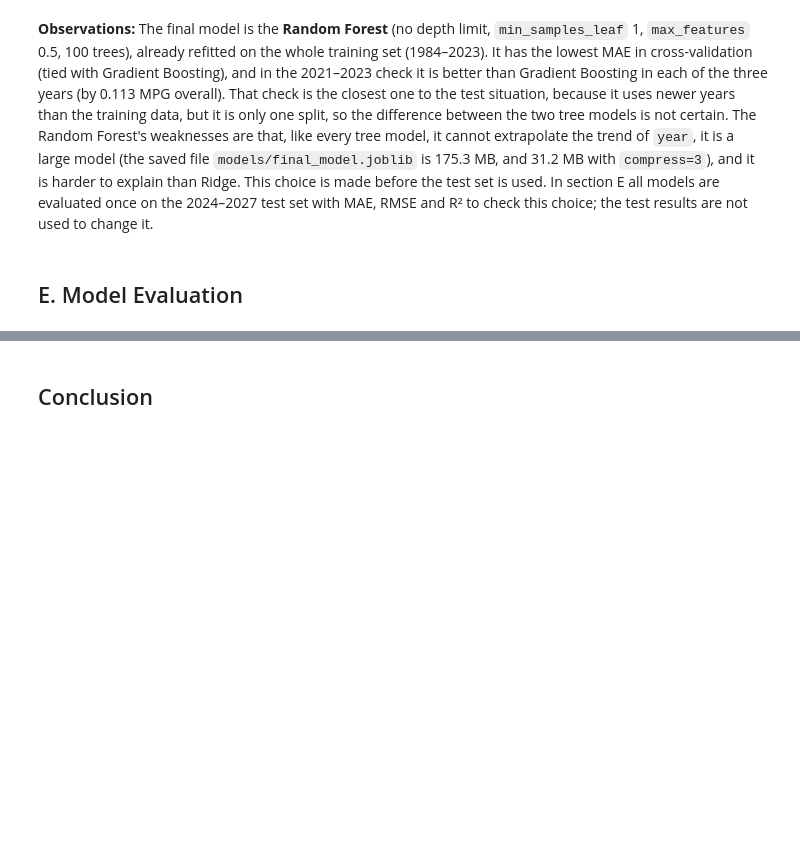
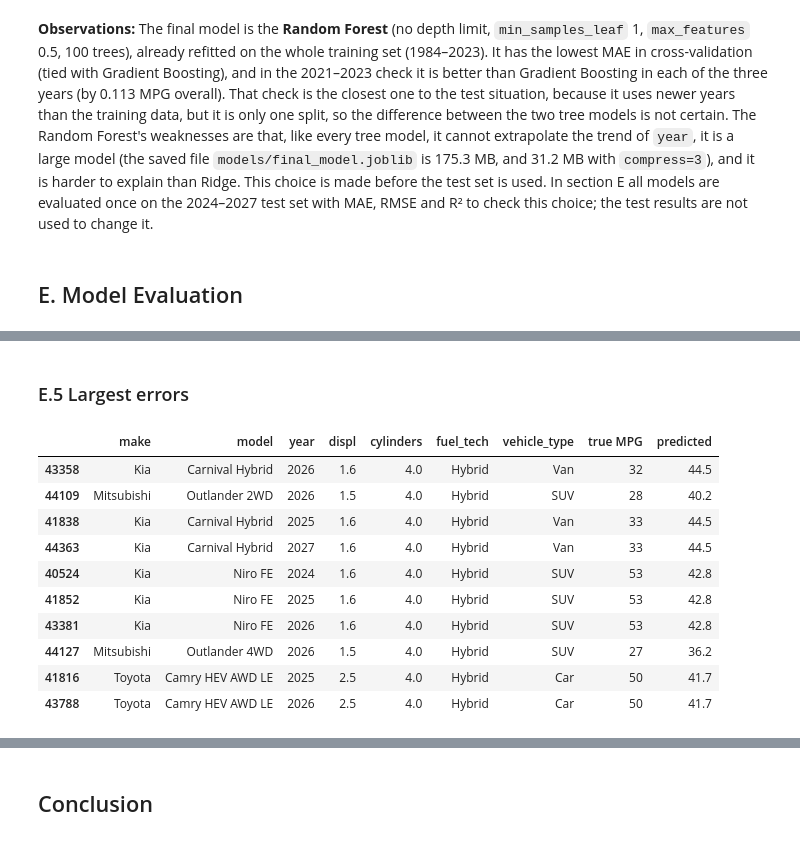
Before and after one commit to 00021943/epa-fuel-economy-ml, a Jupyter notebook: notebooks/coursework.ipynb, the cells around one changed output, grey strips where cells are left out. Cells and saved outputs as stored; diff of their text form; code cells hidden in the pictures; blank space fills up the shorter version.

```diff
--- a/notebooks/coursework.ipynb
+++ b/notebooks/coursework.ipynb
@@ -933,0 +944,27 @@ Saved again with compress=3: 31.2 MB
+# %%
+# Each model was fitted on the whole training set (1984-2023) in section D.
+# Here the test set (2024-2027) is used for the first and only time
+test_pred = {name: model.predict(X_test) for name, model in best_models.items()}
+# Error of each car: prediction minus true MPG (positive = the model predicts too high)
+errors = {name: pd.Series(pred - y_test.to_numpy(), index=y_test.index) for name, pred in test_pred.items()}
+
+rows = []
+for name, pred in test_pred.items():
+    rows.append({"model": name,
+                 "MAE": mean_absolute_error(y_test, pred),
+                 "RMSE": root_mean_squared_error(y_test, pred),
+                 "R2": r2_score(y_test, pred),
+                 "bias (pred - true)": errors[name].mean()})
+test_table = pd.DataFrame(rows).set_index("model")
+print("Test set:", len(y_test), "cars, years", X_test["year"].min(), "-", X_test["year"].max())
+print(test_table.round(3))
+
+# The same models in the three checks: CV (D.5), validation on 2021-2023 (D.6) and the test set
+compare = pd.DataFrame({"CV MAE": cv_table["CV MAE"],
+                        "2021-2023 MAE": time_table["MAE"],
+                        "test MAE": test_table["MAE"]})
+print()
+print(compare.round(3))
+print()
+print("Final model chosen in D.7:", final_name)
+print("Model with the lowest test MAE:", test_table.drop(index="Baseline (mean)")["MAE"].idxmin())
@@ -933,0 +1109,22 @@ Saved again with compress=3: 31.2 MB
+# %% [markdown]
+### E.5 Largest errors
+# %%
+# The 10 test cars with the largest error of the final model
+worst = errors[final_name].abs().nlargest(10).index
+worst_table = data.loc[worst, ["make", "model"]].join(
+    X_test.loc[worst, ["year", "displ", "cylinders", "fuel_tech", "vehicle_type"]])
+worst_table["true MPG"] = y_test[worst]
+worst_table["predicted"] = (y_test[worst] + errors[final_name][worst]).round(1)
+worst_table
+# %% [output]
+|  | make | model | year | displ | cylinders | fuel_tech | vehicle_type | true MPG | predicted |
+| 43358 | Kia | Carnival Hybrid | 2026 | 1.6 | 4.0 | Hybrid | Van | 32 | 44.5 |
+| 44109 | Mitsubishi | Outlander 2WD | 2026 | 1.5 | 4.0 | Hybrid | SUV | 28 | 40.2 |
+| 41838 | Kia | Carnival Hybrid | 2025 | 1.6 | 4.0 | Hybrid | Van | 33 | 44.5 |
+| 44363 | Kia | Carnival Hybrid | 2027 | 1.6 | 4.0 | Hybrid | Van | 33 | 44.5 |
+| 40524 | Kia | Niro FE | 2024 | 1.6 | 4.0 | Hybrid | SUV | 53 | 42.8 |
+| 41852 | Kia | Niro FE | 2025 | 1.6 | 4.0 | Hybrid | SUV | 53 | 42.8 |
+| 43381 | Kia | Niro FE | 2026 | 1.6 | 4.0 | Hybrid | SUV | 53 | 42.8 |
+| 44127 | Mitsubishi | Outlander 4WD | 2026 | 1.5 | 4.0 | Hybrid | SUV | 27 | 36.2 |
+| 41816 | Toyota | Camry HEV AWD LE | 2025 | 2.5 | 4.0 | Hybrid | Car | 50 | 41.7 |
+| 43788 | Toyota | Camry HEV AWD LE | 2026 | 2.5 | 4.0 | Hybrid | Car | 50 | 41.7 |
```
Also changed, not shown: parts of 20 cells of this notebook.
